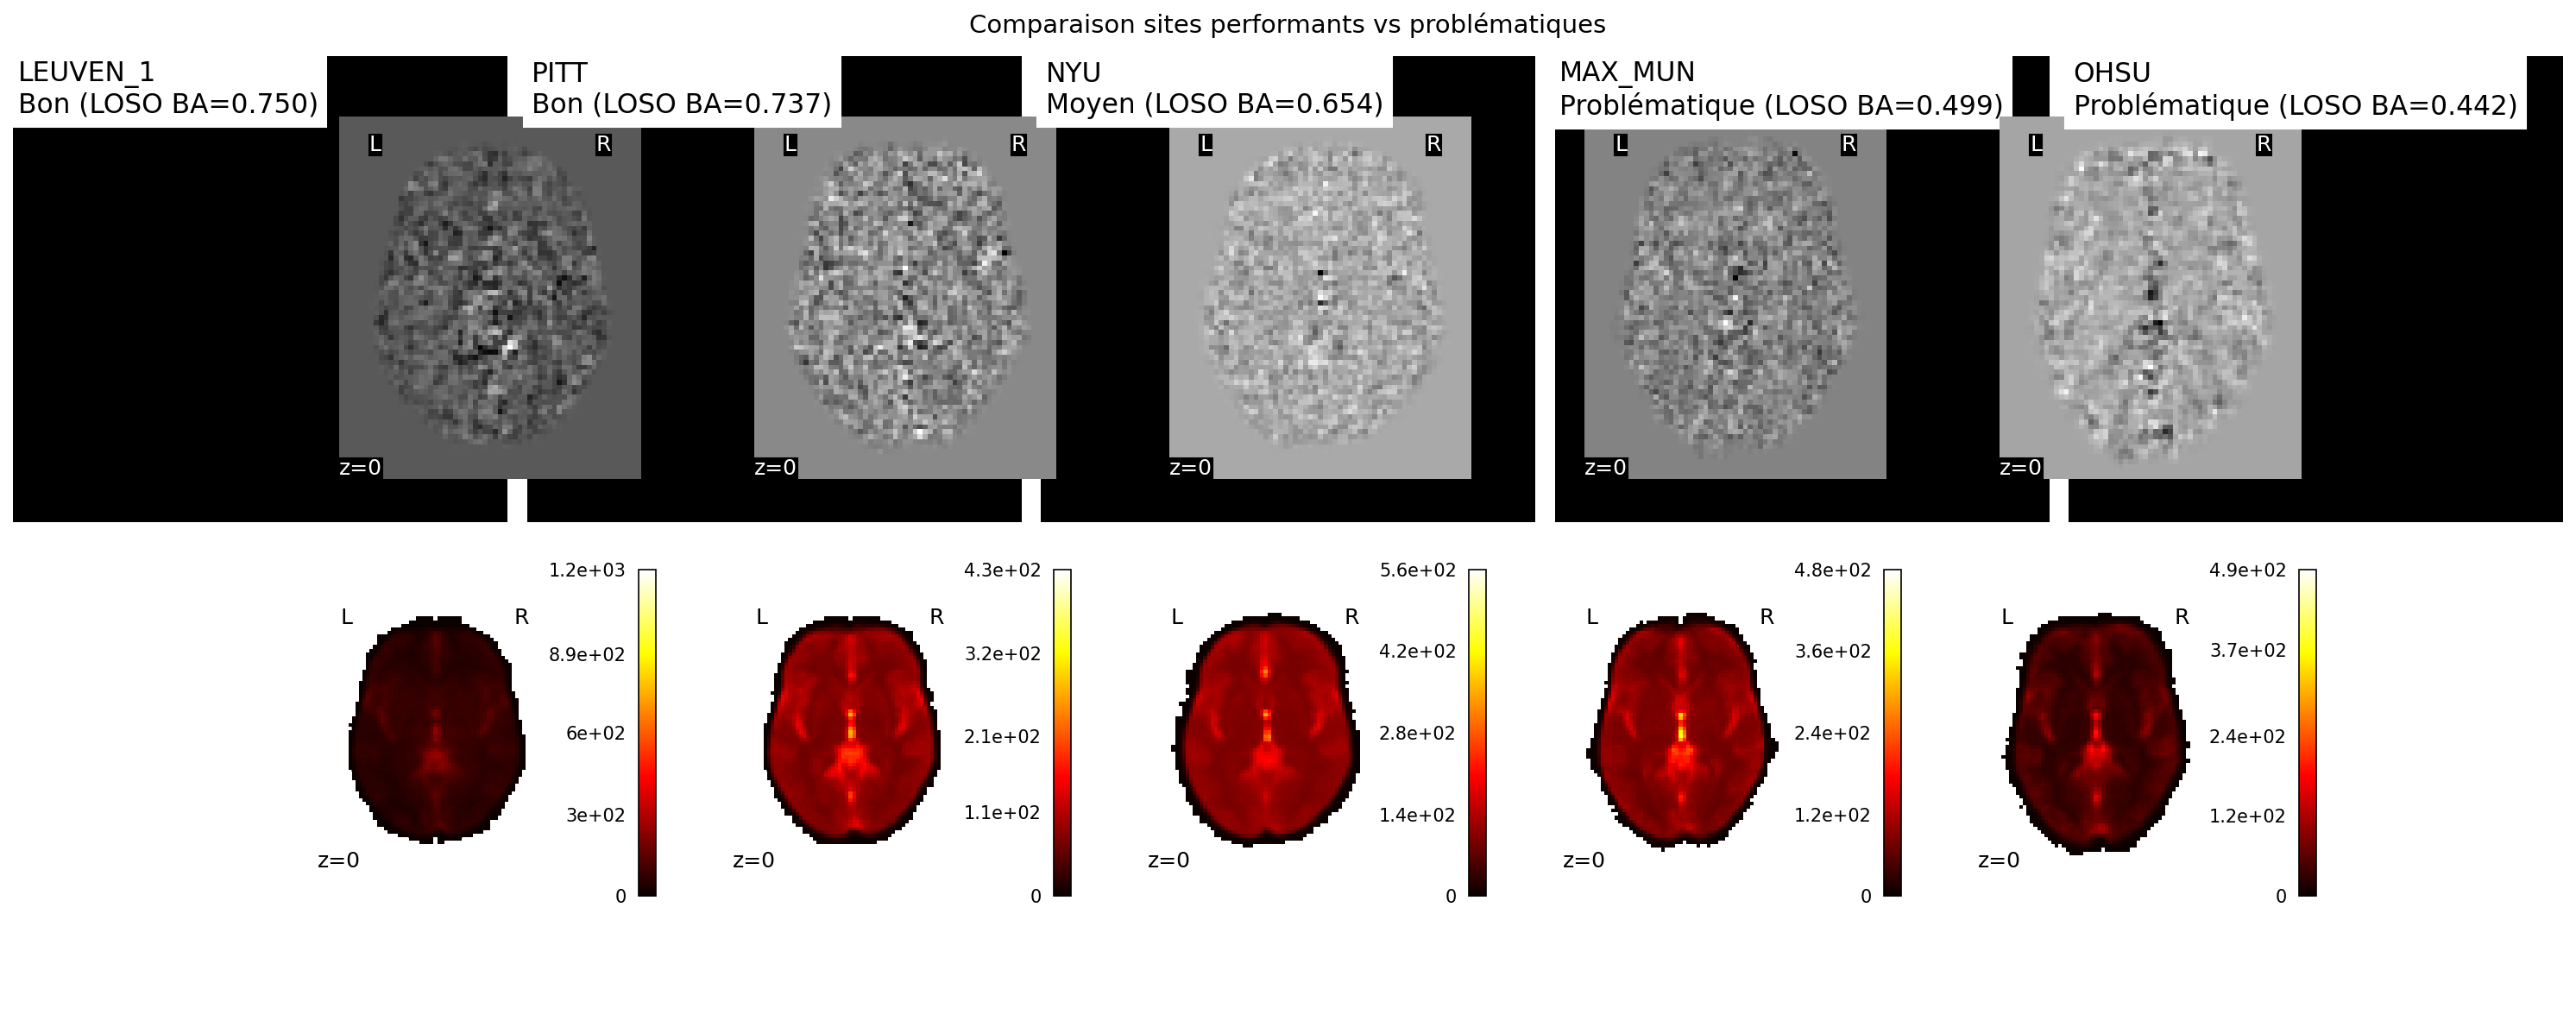
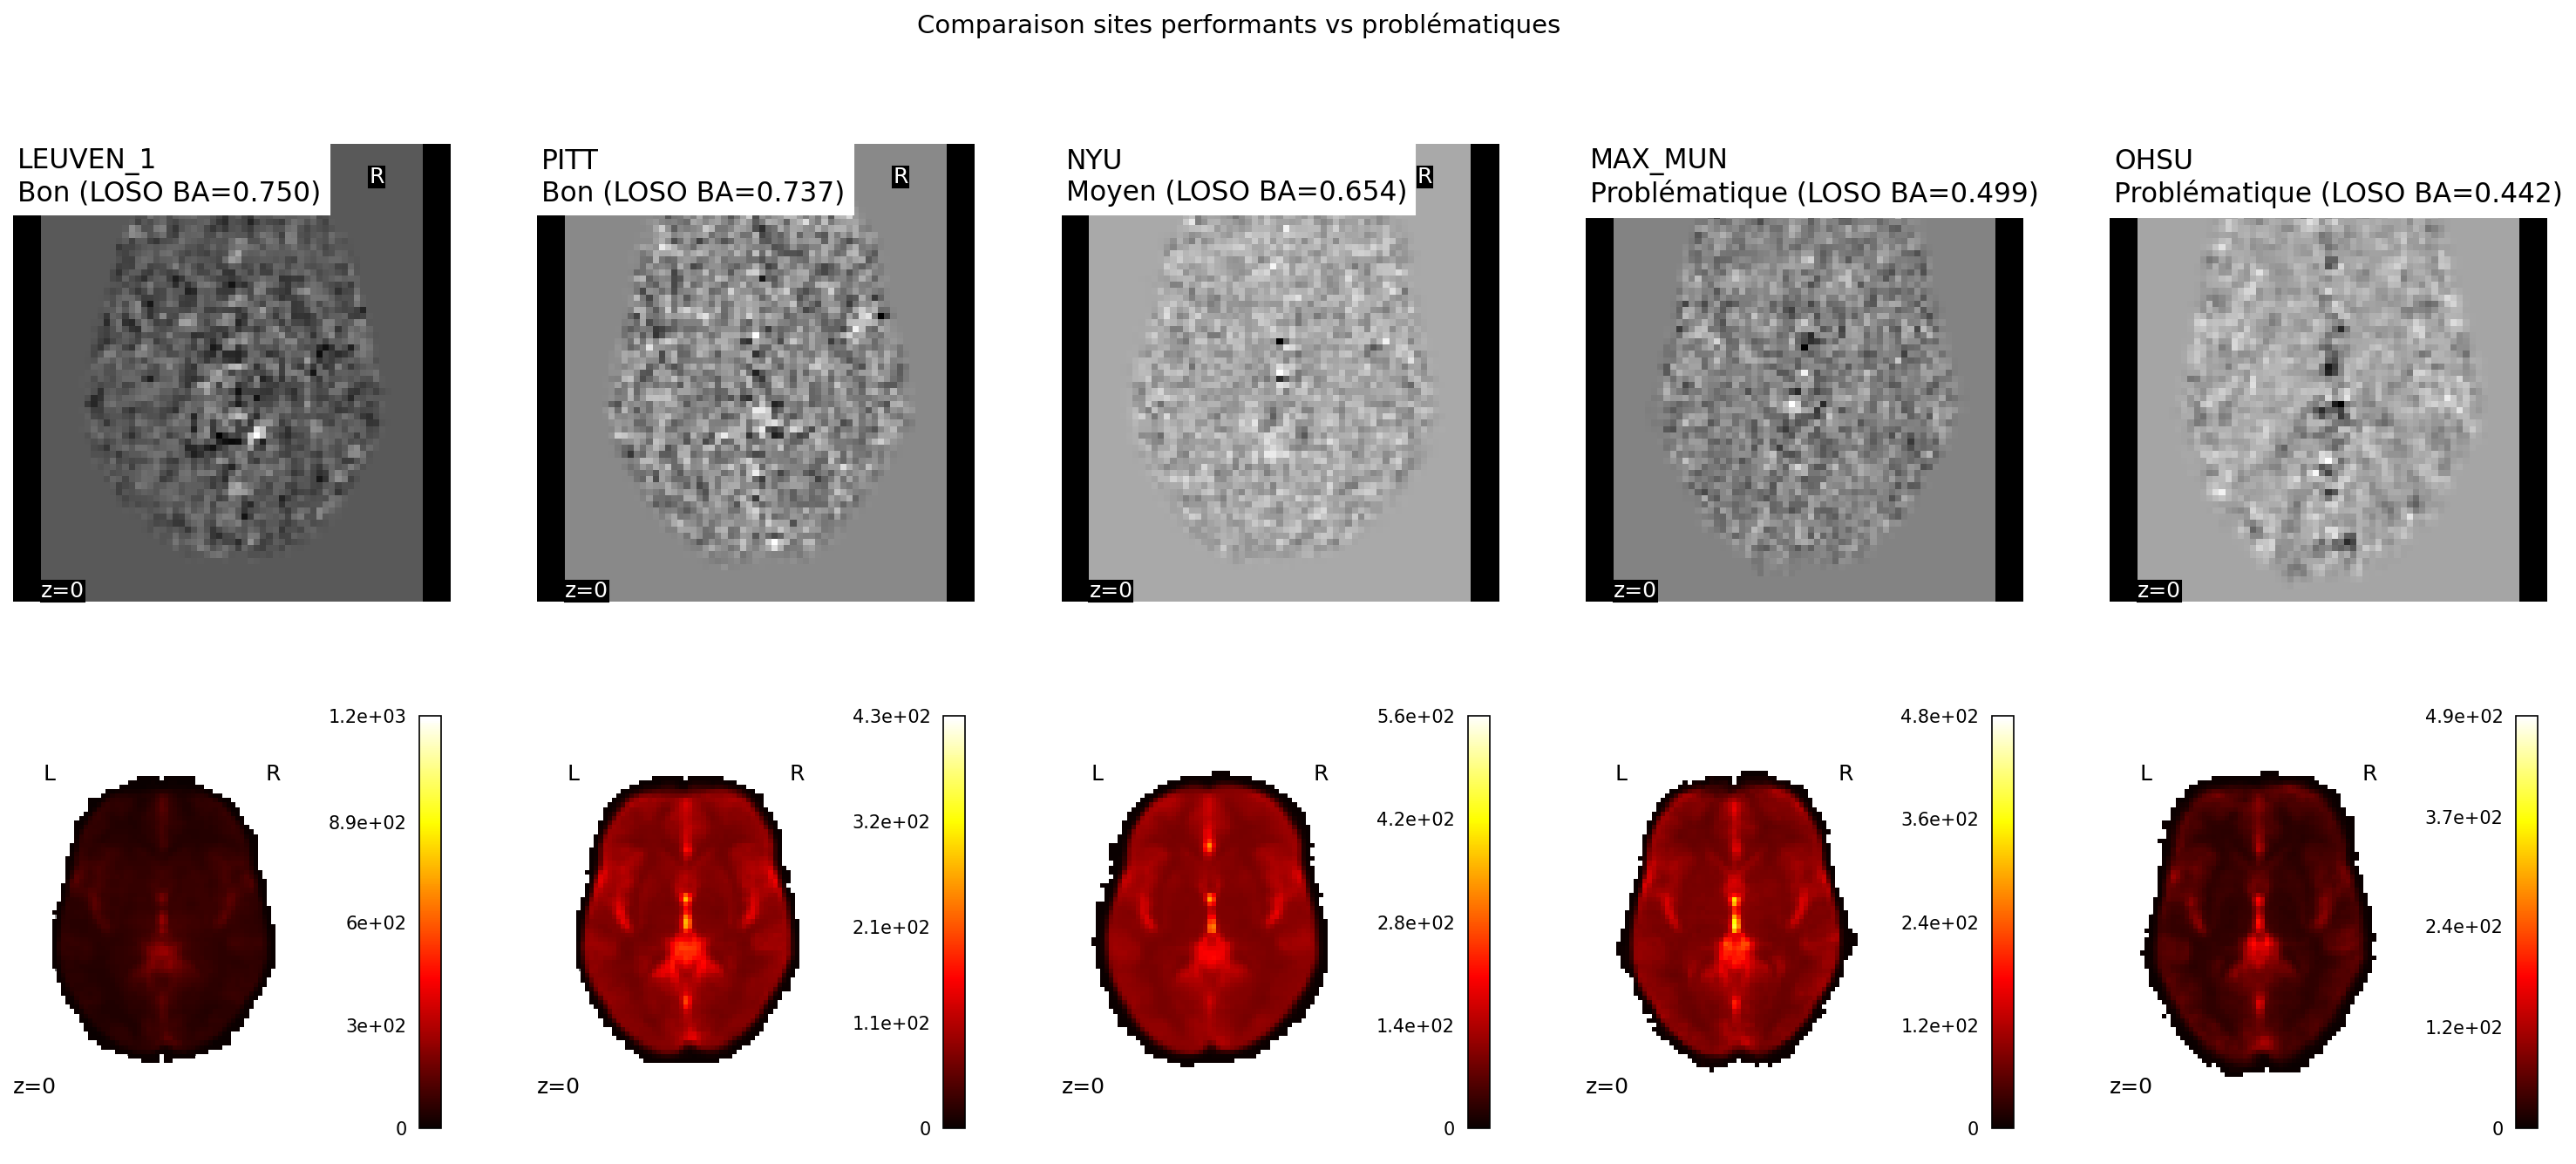
The change to this notebook cell's code, shown as a diff; its figure went from the first image to the second:
--- before
+++ after
@@ -9,5 +9,6 @@
 }
 
-fig, axes = plt.subplots(2, len(sites_focus), figsize=(len(sites_focus) * 4, 8))
+#fig, axes = plt.subplots(2, len(sites_focus), figsize=(len(sites_focus) * 4, 8))
+fig, axes = plt.subplots(2, len(sites_focus), figsize=(len(sites_focus) * 5, 10))
 
 for col, (site, label) in enumerate(sites_focus.items()):
@@ -42,6 +43,6 @@
 
 fig.suptitle("Comparaison sites performants vs problématiques", fontsize=14)
-plt.tight_layout()
-plt.savefig("comparaison_sites_focus.png", dpi=150, bbox_inches="tight")
+#plt.tight_layout()
+plt.savefig("../output/comparaison_sites_focus.png", dpi=150, bbox_inches="tight")
 plt.show()
 print("Figure sauvegardée : comparaison_sites_focus.png")

Commit: Mise a jour notebooks et figures apres execution finale